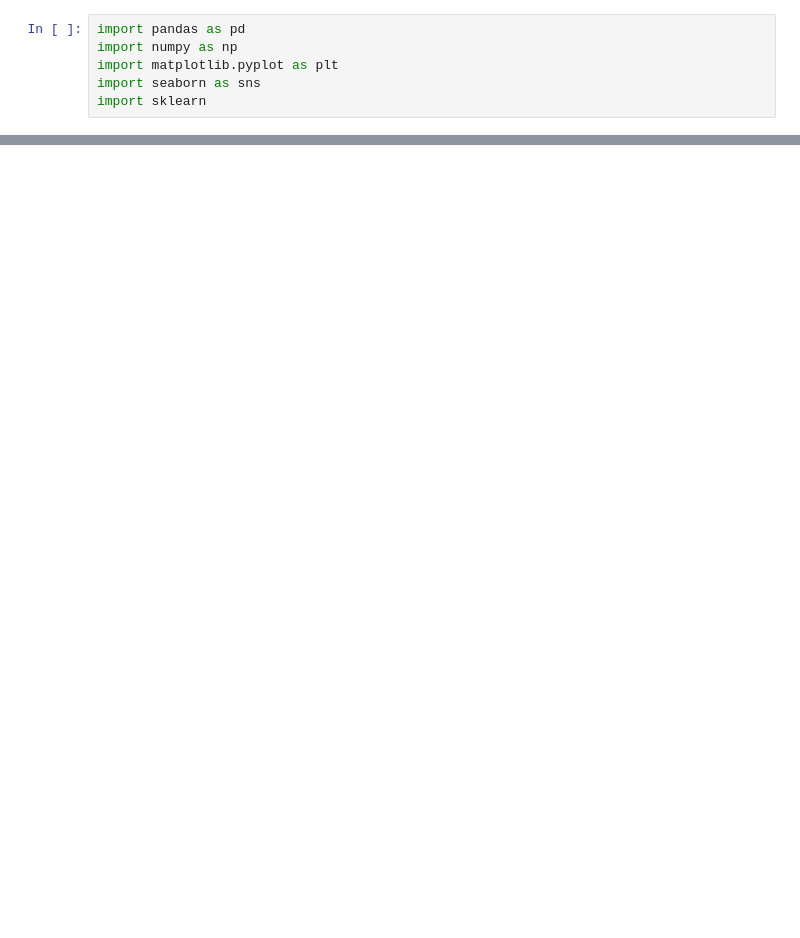
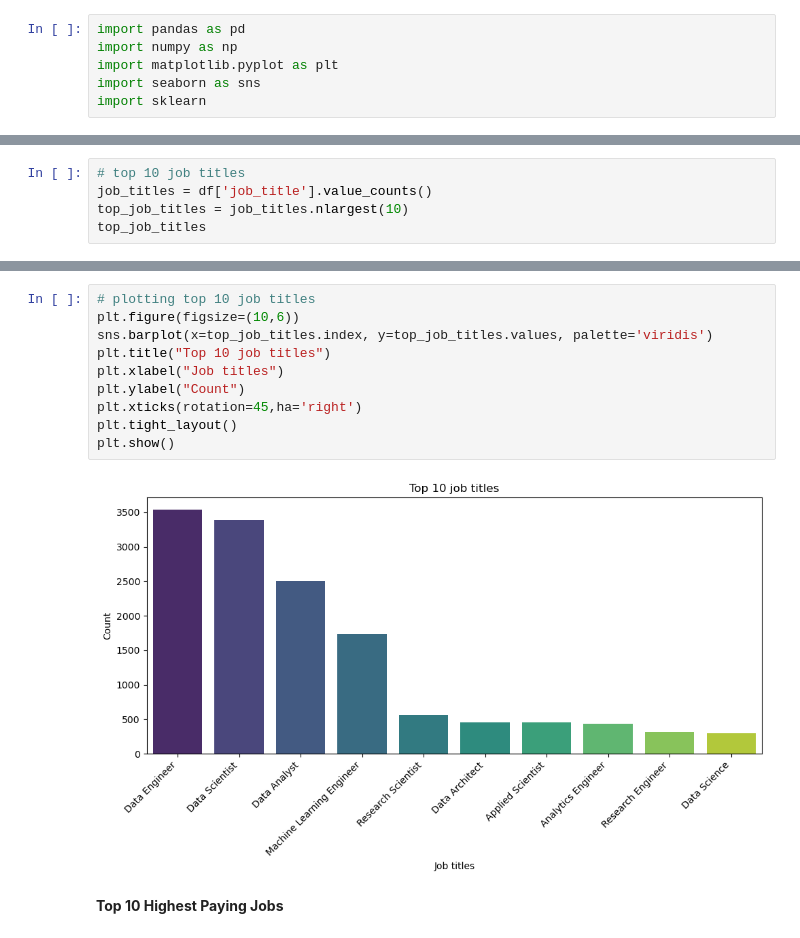
Before and after one commit to dhruv8315/Salary-Predictor, a Jupyter notebook: Salary-Predictor.ipynb, the cells around one changed output, grey strips where cells are left out. Cells and saved outputs as stored; diff of their text form; blank space fills up the shorter version.

```diff
--- a/Salary-Predictor.ipynb
+++ b/Salary-Predictor.ipynb
@@ -51,0 +161,5 @@ df.head()
+# %%
+# top 10 job titles
+job_titles = df['job_title'].value_counts()
+top_job_titles = job_titles.nlargest(10)
+top_job_titles
@@ -51,0 +179,14 @@ df.head()
+# %%
+# plotting top 10 job titles
+plt.figure(figsize=(10,6))
+sns.barplot(x=top_job_titles.index, y=top_job_titles.values, palette='viridis')
+plt.title("Top 10 job titles")
+plt.xlabel("Job titles")
+plt.ylabel("Count")
+plt.xticks(rotation=45,ha='right')
+plt.tight_layout()
+plt.show()
+# %% [output]
+[figure, added]
+# %% [markdown]
+<strong>Top 10 Highest Paying Jobs</strong>
```
Also changed, not shown: parts of 15 cells of this notebook.
